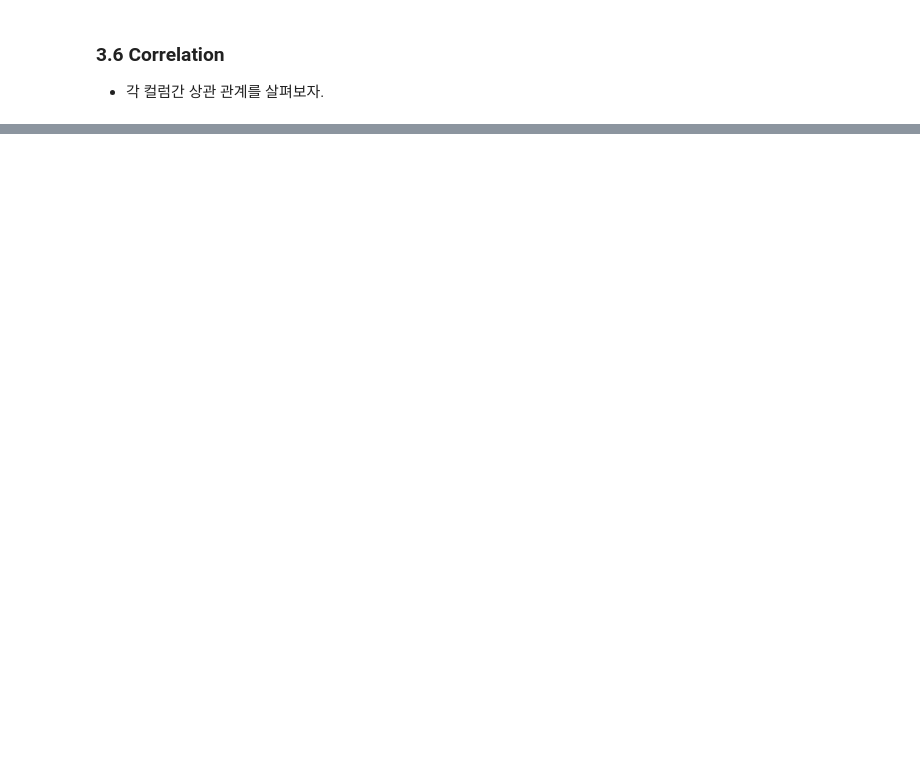
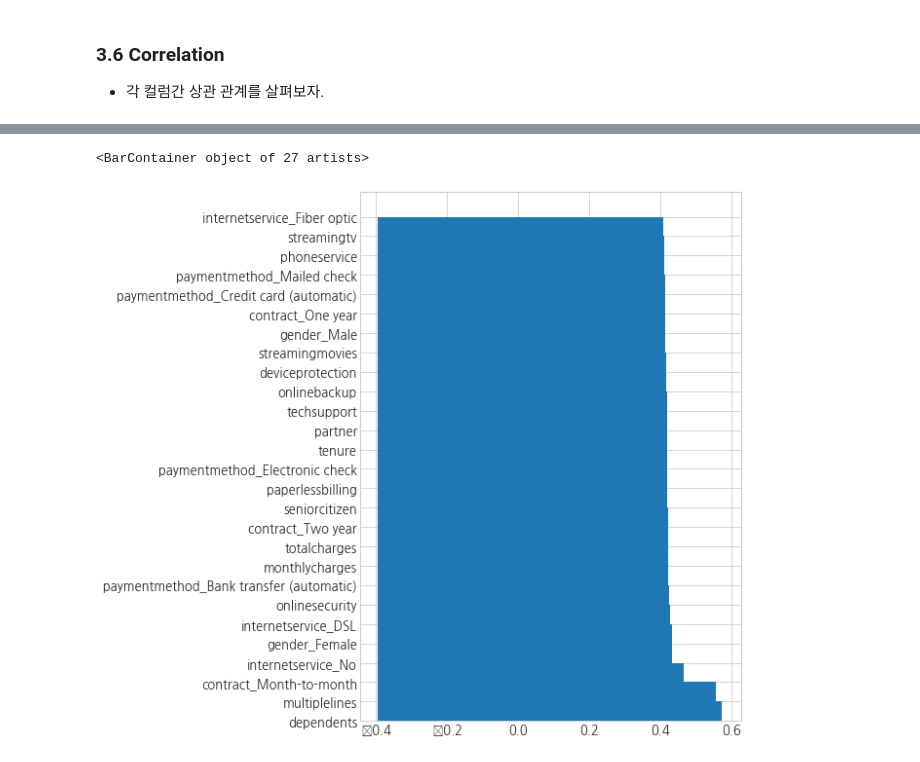
Before and after one commit to Sean-Parkk/Projects, a Jupyter notebook: predict_customer_churn/predict_customer_churn.ipynb, the cells around one changed output, grey strips where cells are left out. Saved outputs shown, nothing was run; the diff lists cells and outputs as text; code cells hidden in the pictures; blank space fills up the shorter version.

```diff
--- a/predict_customer_churn/predict_customer_churn.ipynb
+++ b/predict_customer_churn/predict_customer_churn.ipynb
@@ -541,5 +594 @@ X_test = df_test_dummy.drop(['churn'], axis=1)
 y_test = df_test_dummy.churn
-# %%
-from sklearn.decomposition import PCA
-pca = PCA(n_components=3)
-pca.fit(X_train)
@@ -553,0 +608,7 @@ PCA(copy=True, iterated_power='auto', n_components=3, random_state=None,
+# %%
+from sklearn.ensemble import RandomForestClassifier
+rf = RandomForestClassifier(n_estimators=100, random_state=42)
+
+rf.fit(X_train, y_train)
+fi_ = rf.feature_importances_
+fi_
@@ -553,0 +622,3 @@ PCA(copy=True, iterated_power='auto', n_components=3, random_state=None,
+# %%
+cols = X_train.columns
+cols
@@ -553,0 +636,11 @@ PCA(copy=True, iterated_power='auto', n_components=3, random_state=None,
+# %%
+col_fi = {c: f for c, f in zip(cols, fi_)}
+col_fi = sorted(col_fi.items(), key=lambda x: x[1], reverse=True)
+cols = [i[0] for i in col_fi]
+fi_ = [i[1] for i in col_fi]
+# %%
+plt.figure(figsize=(7, 10))
+plt.bar( fi_, cols)
+# %% [output]
+<BarContainer object of 27 artists>
+[figure, added]
```
Also changed, not shown: parts of 40 cells of this notebook.
